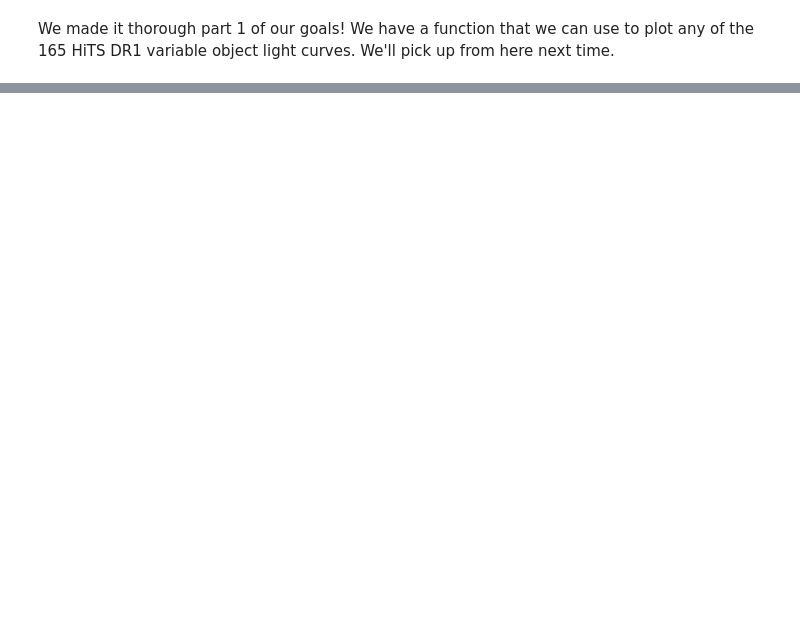
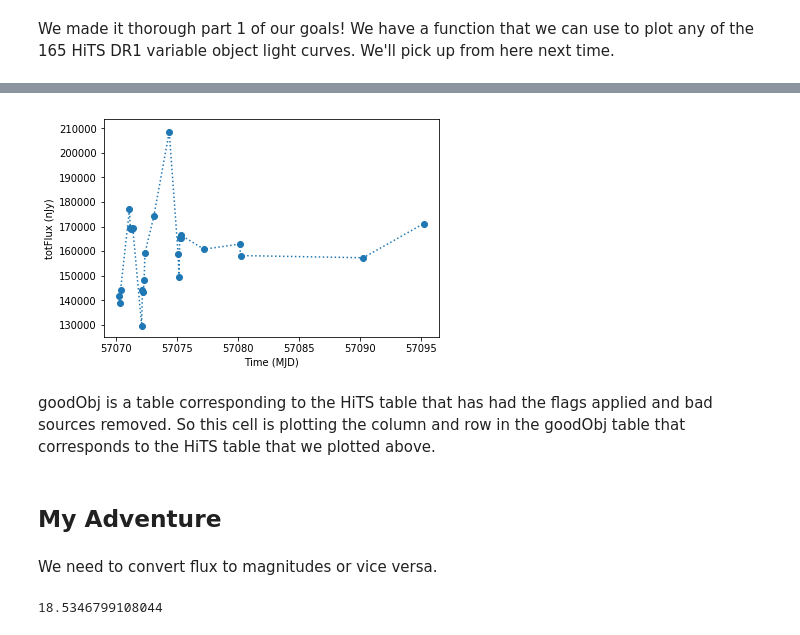
Before and after one commit to mrawls/lsst-hits-bump, a Jupyter notebook: tw94/Premap-Nov20-22_tw.ipynb, the cells around one changed output, grey strips where cells are left out. Drawn from its saved outputs; the diff is of its cells as text; code cells hidden in the pictures; blank space fills up the shorter version.

```diff
--- a/tw94/Premap-Nov20-22_tw.ipynb
+++ b/tw94/Premap-Nov20-22_tw.ipynb
@@ -93,0 +108,2 @@ object light curves. We'll pick up from here next time.
+# %%
+connection = sqlite3.connect(dbPath)
@@ -93,0 +149,9 @@ object light curves. We'll pick up from here next time.
+# %%
+lsstRas = goodObj.ra
+lsstDecs = goodObj.decl
+hitsRas = hitsDf.raMedian_feat
+hitsDecs = hitsDf.decMedian_feat
+# %%
+hitsCoords = SkyCoord(ra=hitsRas*u.degree, dec=hitsDecs*u.degree)
+lsstCoords = SkyCoord(ra=lsstRas*u.degree, dec=lsstDecs*u.degree)
+idx, d2d, d3d = hitsCoords.match_to_catalog_sky(lsstCoords)
@@ -93,0 +196,30 @@ object light curves. We'll pick up from here next time.
+# %%
+def plotLsstLightcurve(obj, dbPath, fluxCol='totFlux'):
+    '''Plots a light curve for a DIA (Difference Image Analysis) Object
+    from an LSST APDB (Alert Production database).
+
+    Parameters
+    ----------
+    obj : diaObjectId
+        a really long integer that lets us retrieve sources for a single object
+    objTable : Pandas dataframe containing DIA Objects
+    repo : Butler repository
+    dbPath : Path on disk to an APDB we can load DIA Objects or DIA Sources from
+        often the database is named `association.db`
+    fluxCol : Which flux column to plot?
+        choices are totFlux, psFlux, apFlux
+
+    '''
+    plt.figure(figsize=(6,4))
+    connection = sqlite3.connect(dbPath)
+    # Load all sources for a single object called "obj"
+    srcTable = pd.read_sql_query(f'select diaSourceId, diaObjectId, \
+                                  ra, decl, ccdVisitId, \
+                                  midPointTai, apFlux, psFlux, apFluxErr, \
+                                  psFluxErr, totFlux, totFluxErr, flags \
+                                  from DiaSource where diaObjectId = {obj};', connection)
+    fluxErrCol = fluxCol + 'Err'
+    plt.errorbar(srcTable['midPointTai'], srcTable[fluxCol], yerr=srcTable[fluxErrCol],
+                 ls=':', marker='o')
+    plt.ylabel(fluxCol + ' (nJy)')
+    plt.xlabel('Time (MJD)')
@@ -93,0 +230,16 @@ object light curves. We'll pick up from here next time.
+# %%
+obj = goodObj.iloc[idx[2]]['diaObjectId']  # can you explain what this line does?
+plotLsstLightcurve(obj, dbPath)
+# %% [output]
+[figure, added]
+# %% [markdown]
+goodObj is a table corresponding to the HiTS table that has had the flags applied and bad sources removed. So this cell is plotting the column and row in the goodObj table that corresponds to the HiTS table that we plotted above.
+# %% [markdown]
+## My Adventure
+# %% [markdown]
+We need to convert flux to magnitudes or vice versa.
+# %%
+lsstTestMag = (140000*u.nJy).to(u.ABmag)
+print(lsstTestMag.value) # this looks like converting between flux to magnitude.
+# %% [output]
+18.5346799108044
```
Also changed, not shown: parts of 19 cells of this notebook.
